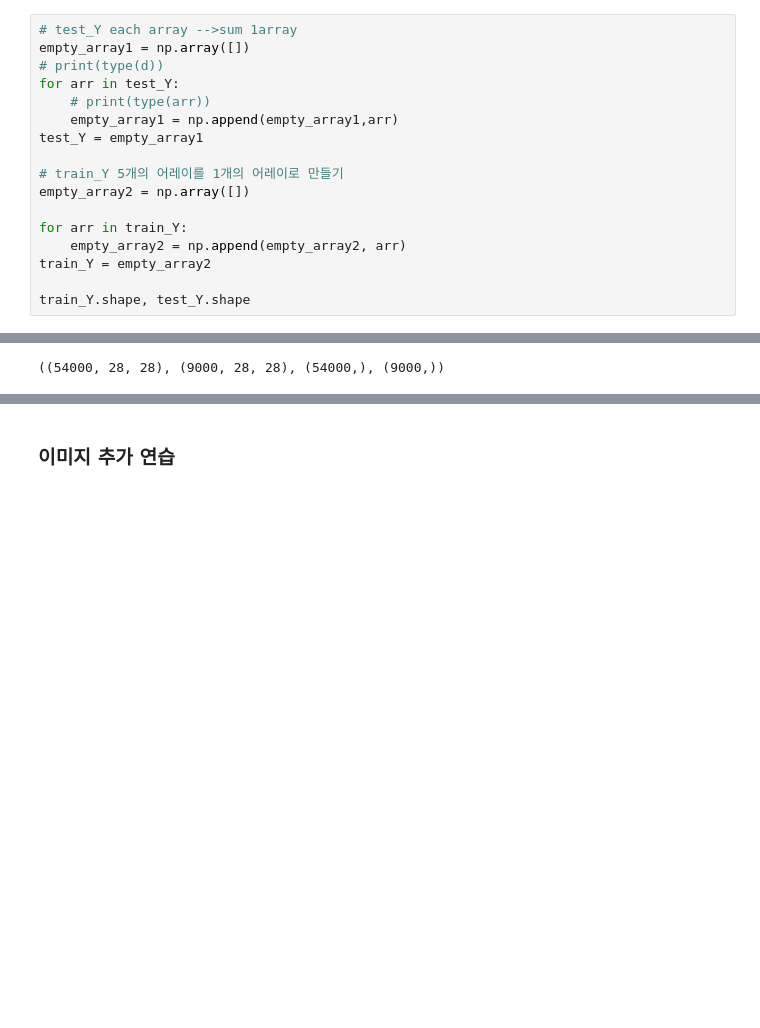
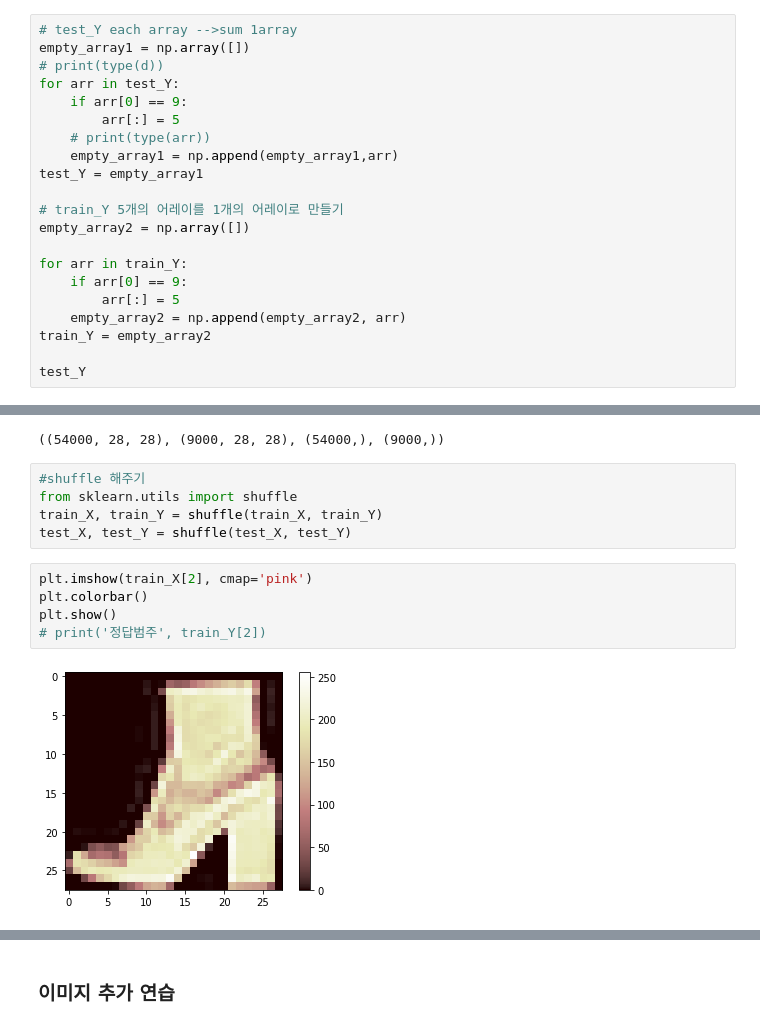
Before and after one commit to wlghsp/fAIshion_P, a Jupyter notebook: 호령/fAIshion_P_protoT2.ipynb, the cells around one changed output, grey strips where cells are left out. Drawn from its saved outputs; the diff is of its cells as text; blank space fills up the shorter version.

```diff
--- a/호령/fAIshion_P_protoT2.ipynb
+++ b/호령/fAIshion_P_protoT2.ipynb
@@ -71,6 +95,8 @@ train_X, test_X, train_Y, test_Y = get_data(label_mapping,
 empty_array1 = np.array([])
 # print(type(d))
 for arr in test_Y:
+    if arr[0] == 9:
+        arr[:] = 5
     # print(type(arr))
     empty_array1 = np.append(empty_array1,arr)
 test_Y = empty_array1
@@ -79,8 +105,10 @@ test_Y = empty_array1
 empty_array2 = np.array([])
 
 for arr in train_Y:
+    if arr[0] == 9:
+        arr[:] = 5
     empty_array2 = np.append(empty_array2, arr)
 train_Y = empty_array2
 
-train_Y.shape, test_Y.shape
+test_Y
 # %% [output]
@@ -160,3 +188,15 @@ print(train_X.shape, test_X.shape)
 train_X.shape, test_X.shape, train_Y.shape, test_Y.shape
 # %% [output]
 ((54000, 28, 28), (9000, 28, 28), (54000,), (9000,))
+# %%
+#shuffle 해주기
+from sklearn.utils import shuffle
+train_X, train_Y = shuffle(train_X, train_Y)
+test_X, test_Y = shuffle(test_X, test_Y)
+# %%
+plt.imshow(train_X[2], cmap='pink')
+plt.colorbar()
+plt.show()
+# print('정답범주', train_Y[2])
+# %% [output]
+[figure, added]
```
Also changed, not shown: parts of 26 cells of this notebook.
